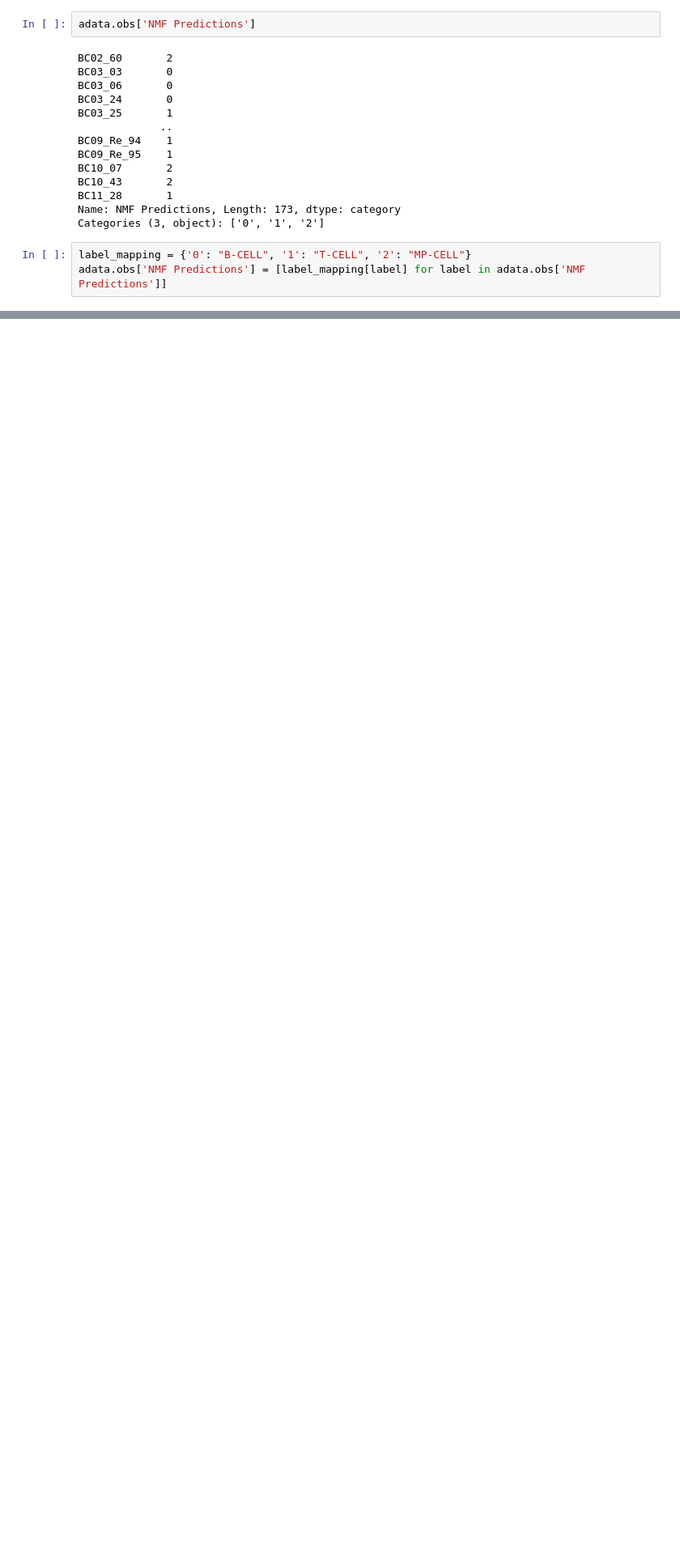
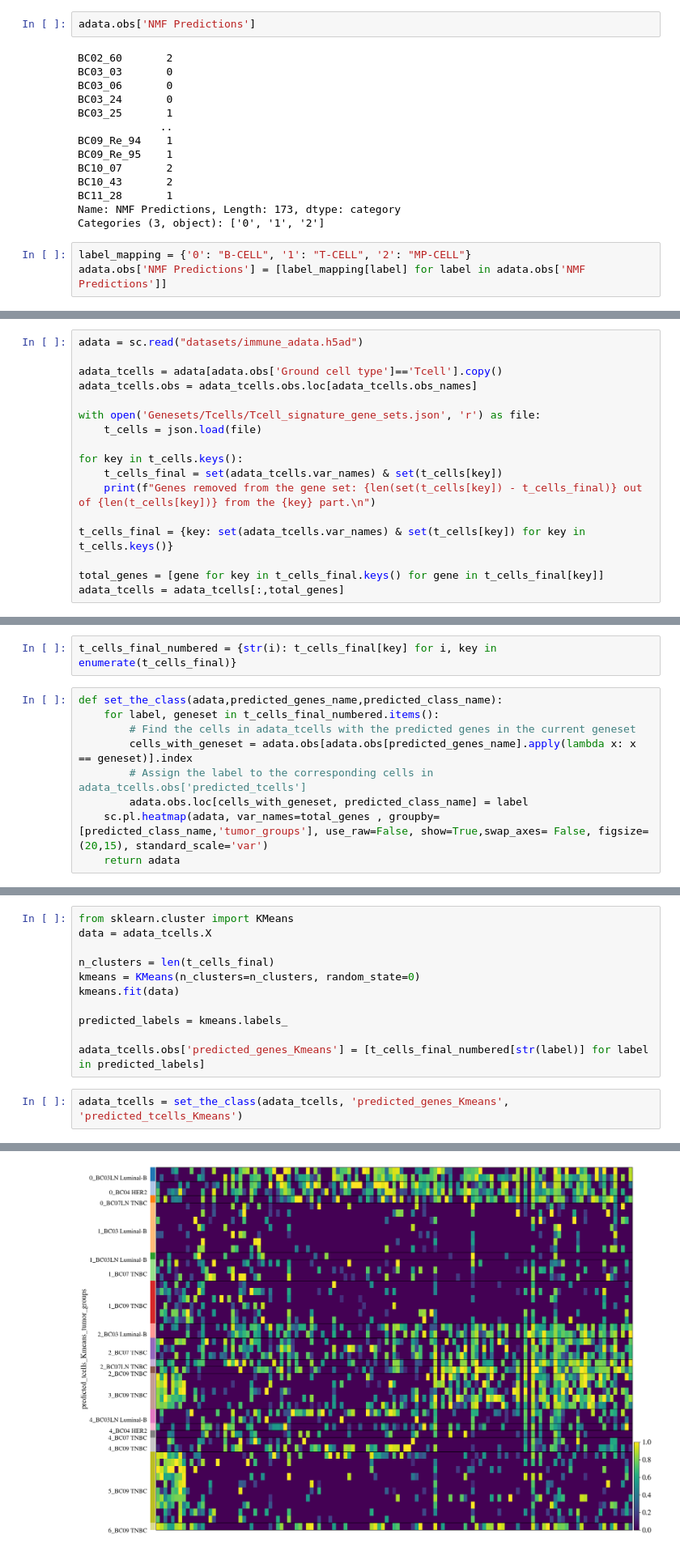
Before and after one commit to KyriakosPsa/BreastCancer-SingleCell, a Jupyter notebook: immunecellanalysis.ipynb, the cells around one changed output, grey strips where cells are left out. Shown at 81% size. Cells and saved outputs as stored; diff of their text form; blank space fills up the shorter version.

Commit message:
classifications for Tcells

```diff
--- a/immunecellanalysis.ipynb
+++ b/immunecellanalysis.ipynb
@@ -88,0 +91,17 @@ WARNING: Gene labels are not shown when more than 50 genes are visualized. To sh
+# %%
+adata = sc.read("datasets/immune_adata.h5ad")
+
+adata_tcells = adata[adata.obs['Ground cell type']=='Tcell'].copy()
+adata_tcells.obs = adata_tcells.obs.loc[adata_tcells.obs_names]
+
+with open('Genesets/Tcells/Tcell_signature_gene_sets.json', 'r') as file:
+    t_cells = json.load(file)
+
+for key in t_cells.keys():
+    t_cells_final = set(adata_tcells.var_names) & set(t_cells[key])
+    print(f"Genes removed from the gene set: {len(set(t_cells[key]) - t_cells_final)} out of {len(t_cells[key])} from the {key} part.\n")
+
+t_cells_final = {key: set(adata_tcells.var_names) & set(t_cells[key]) for key in t_cells.keys()}
+
+total_genes = [gene for key in t_cells_final.keys() for gene in t_cells_final[key]]
+adata_tcells = adata_tcells[:,total_genes]
@@ -88,0 +140,11 @@ WARNING: Gene labels are not shown when more than 50 genes are visualized. To sh
+# %%
+t_cells_final_numbered = {str(i): t_cells_final[key] for i, key in enumerate(t_cells_final)}
+# %%
+def set_the_class(adata,predicted_genes_name,predicted_class_name):
+    for label, geneset in t_cells_final_numbered.items():
+        # Find the cells in adata_tcells with the predicted genes in the current geneset
+        cells_with_geneset = adata.obs[adata.obs[predicted_genes_name].apply(lambda x: x == geneset)].index
+        # Assign the label to the corresponding cells in adata_tcells.obs['predicted_tcells']
+        adata.obs.loc[cells_with_geneset, predicted_class_name] = label
+    sc.pl.heatmap(adata, var_names=total_genes , groupby=[predicted_class_name,'tumor_groups'], use_raw=False, show=True,swap_axes= False, figsize=(20,15), standard_scale='var')
+    return adata
@@ -88,0 +153,14 @@ WARNING: Gene labels are not shown when more than 50 genes are visualized. To sh
+# %%
+from sklearn.cluster import KMeans
+data = adata_tcells.X
+
+n_clusters = len(t_cells_final)
+kmeans = KMeans(n_clusters=n_clusters, random_state=0)
+kmeans.fit(data)
+
+predicted_labels = kmeans.labels_
+
+adata_tcells.obs['predicted_genes_Kmeans'] = [t_cells_final_numbered[str(label)] for label in predicted_labels]
+# %%
+adata_tcells = set_the_class(adata_tcells, 'predicted_genes_Kmeans', 'predicted_tcells_Kmeans')
+# %% [output]
@@ -88,0 +168 @@ WARNING: Gene labels are not shown when more than 50 genes are visualized. To sh
+[figure, added]
```
Also changed, not shown: parts of 22 cells of this notebook.
